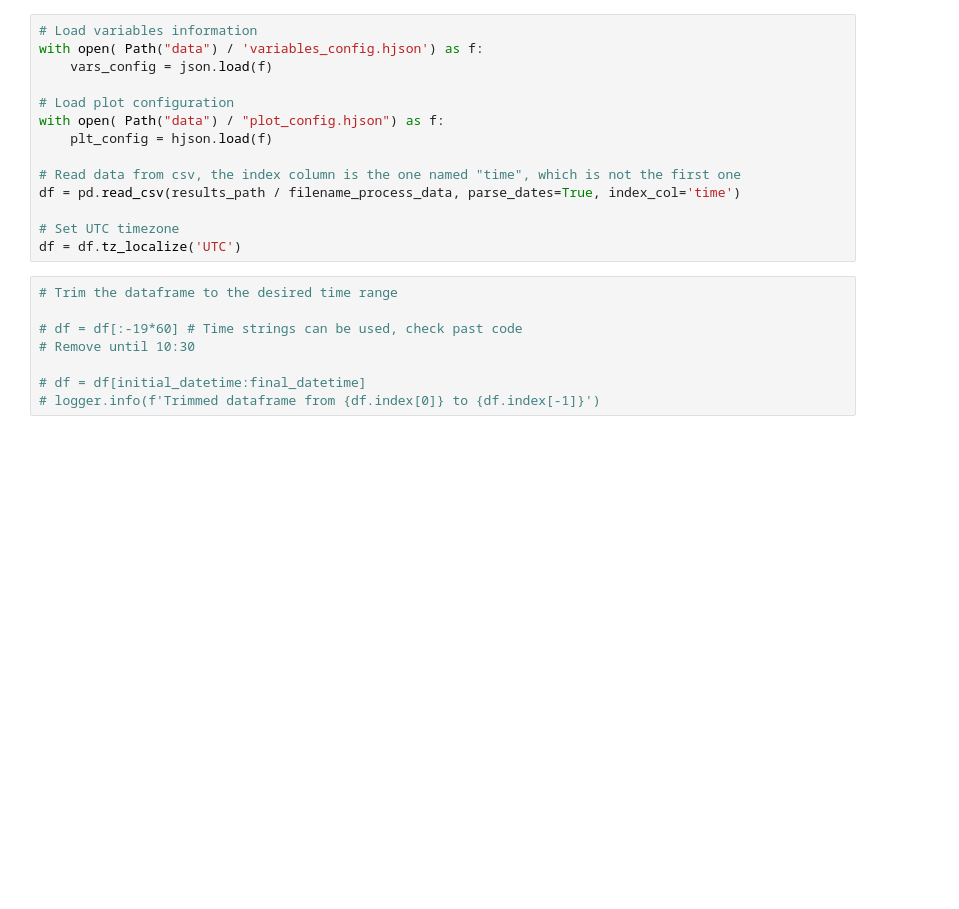
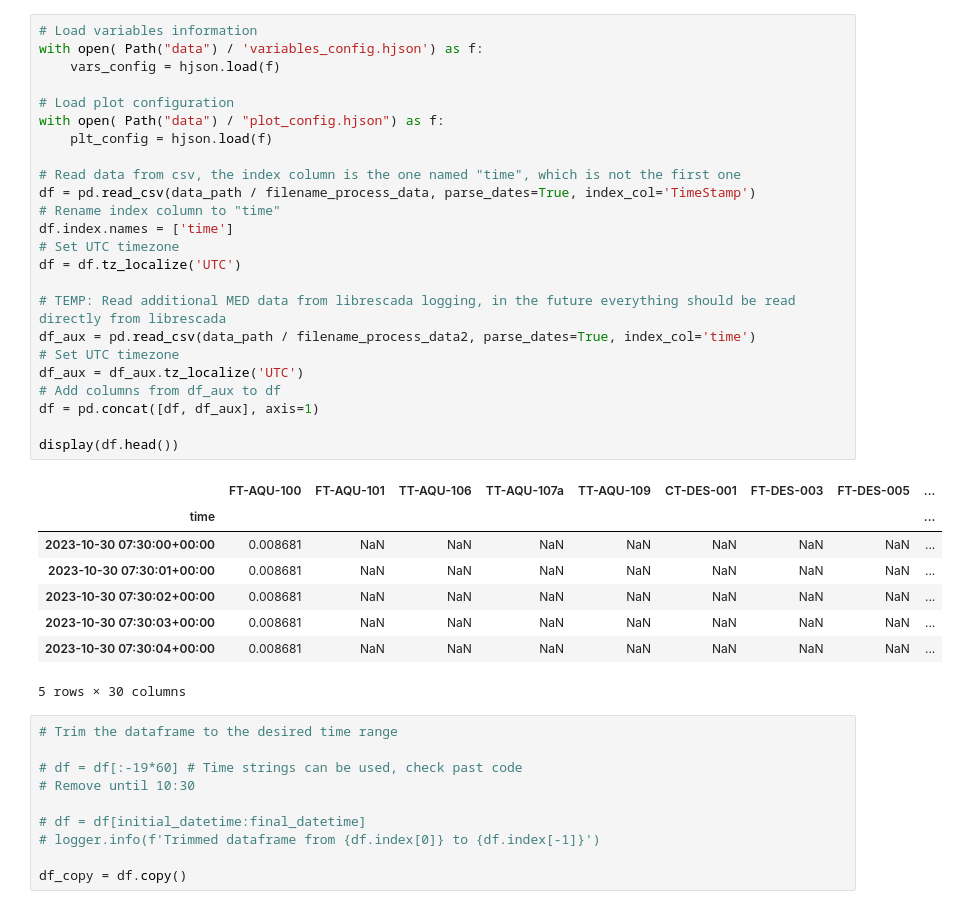
Before and after one commit to juan11iguel/SolarMED, a Jupyter notebook: visualize_test.ipynb, the cells around one changed output. Saved outputs shown, nothing was run; the diff lists cells and outputs as text; blank space fills up the shorter version.

```diff
--- a/visualize_test.ipynb
+++ b/visualize_test.ipynb
@@ -34,17 +46,36 @@ sample_rate = '60s'
 # %%
 # Load variables information
 with open( Path("data") / 'variables_config.hjson') as f:
-    vars_config = json.load(f)
+    vars_config = hjson.load(f)
 
 # Load plot configuration
 with open( Path("data") / "plot_config.hjson") as f:
     plt_config = hjson.load(f)
 
 # Read data from csv, the index column is the one named "time", which is not the first one
-df = pd.read_csv(results_path / filename_process_data, parse_dates=True, index_col='time')
-
+df = pd.read_csv(data_path / filename_process_data, parse_dates=True, index_col='TimeStamp')
+# Rename index column to "time"
+df.index.names = ['time']
 # Set UTC timezone
 df = df.tz_localize('UTC')
+
+# TEMP: Read additional MED data from librescada logging, in the future everything should be read directly from librescada
+df_aux = pd.read_csv(data_path / filename_process_data2, parse_dates=True, index_col='time')
+# Set UTC timezone
+df_aux = df_aux.tz_localize('UTC')
+# Add columns from df_aux to df
+df = pd.concat([df, df_aux], axis=1)
+
+display(df.head())
+# %% [output]
+|  | FT-AQU-100 | FT-AQU-101 | TT-AQU-106 | TT-AQU-107a | TT-AQU-109 | CT-DES-001 | FT-DES-003 | FT-DES-005 | ... |
+| time |  |  |  |  |  |  |  |  | ... |
+| 2023-10-30 07:30:00+00:00 | 0.008681 | NaN | NaN | NaN | NaN | NaN | NaN | NaN | ... |
+| 2023-10-30 07:30:01+00:00 | 0.008681 | NaN | NaN | NaN | NaN | NaN | NaN | NaN | ... |
+| 2023-10-30 07:30:02+00:00 | 0.008681 | NaN | NaN | NaN | NaN | NaN | NaN | NaN | ... |
+| 2023-10-30 07:30:03+00:00 | 0.008681 | NaN | NaN | NaN | NaN | NaN | NaN | NaN | ... |
+| 2023-10-30 07:30:04+00:00 | 0.008681 | NaN | NaN | NaN | NaN | NaN | NaN | NaN | ... |
+5 rows × 30 columns
 # %%
 # Trim the dataframe to the desired time range
 
@@ -53,5 +84,7 @@ df = df.tz_localize('UTC')
 
 # df = df[initial_datetime:final_datetime]
 # logger.info(f'Trimmed dataframe from {df.index[0]} to {df.index[-1]}')
+
+df_copy = df.copy()
 # %%
 # Preprocessing
```
Also changed, not shown: parts of 13 cells of this notebook, 15 other files.
